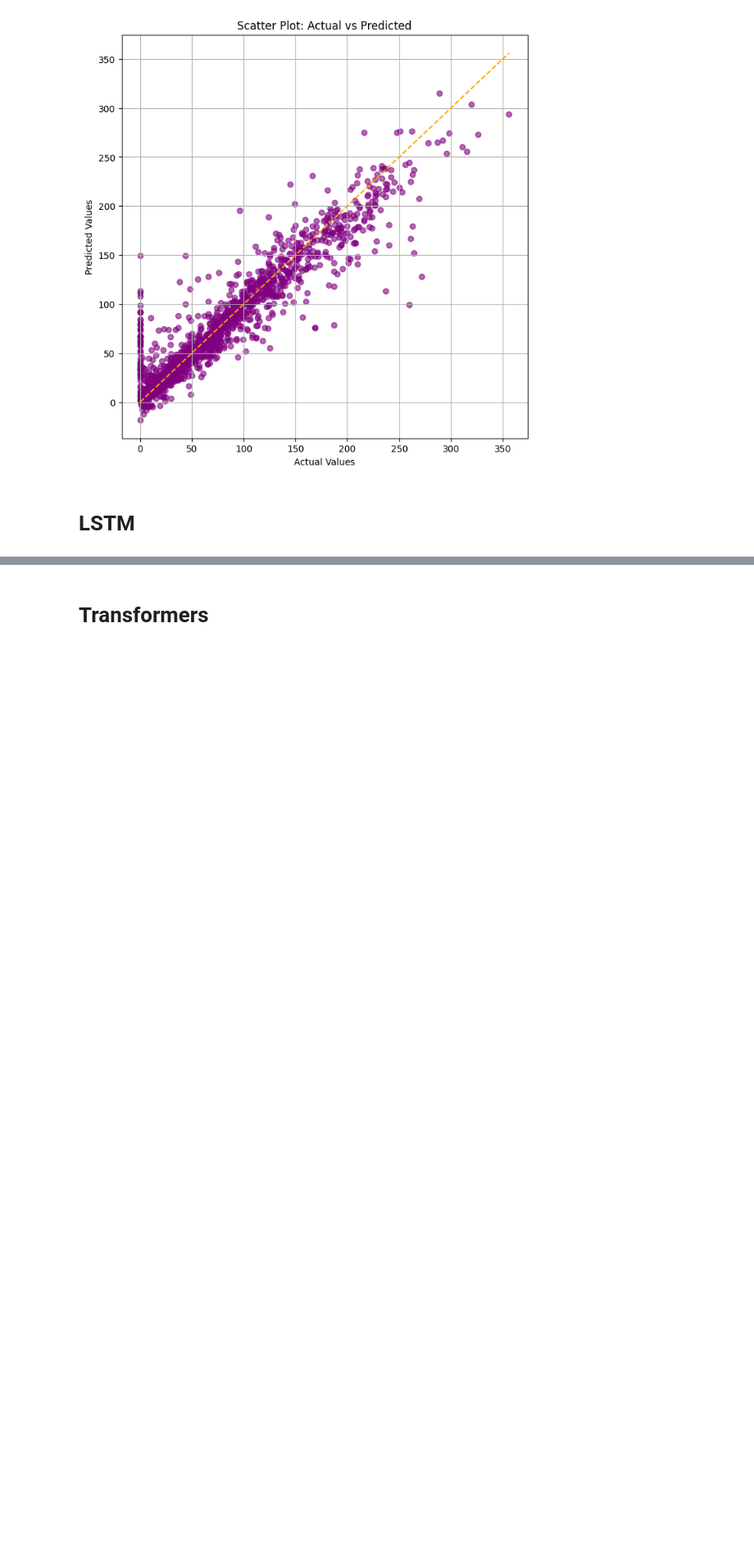
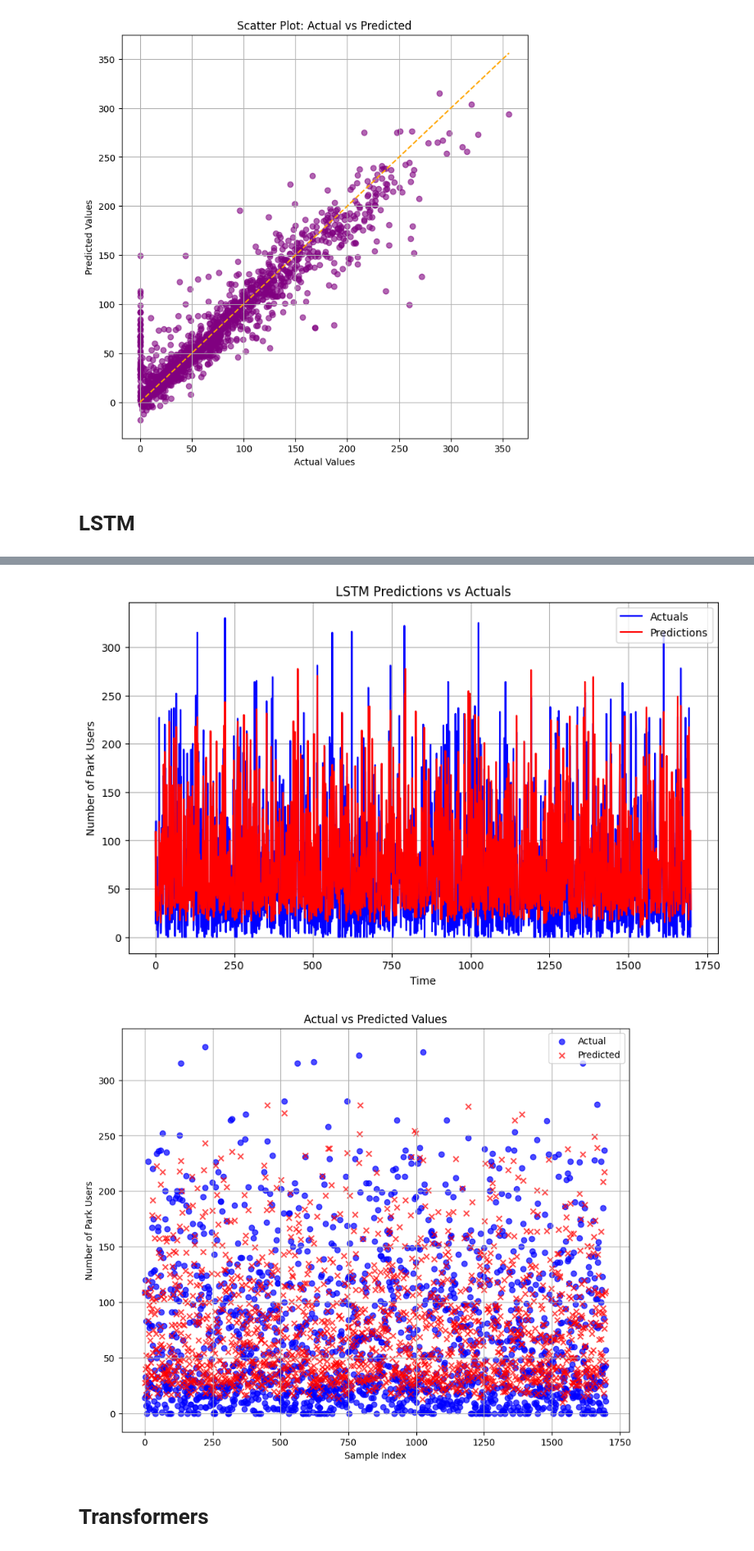
Before and after one commit to jubair231dd/Park-Usage-Project, a Jupyter notebook: ParkUsers.ipynb, the cells around one changed output, grey strips where cells are left out. Shown at 82% size. Drawn from its saved outputs; the diff is of its cells as text; code cells hidden in the pictures; blank space fills up the shorter version.

```diff
--- a/ParkUsers.ipynb
+++ b/ParkUsers.ipynb
@@ -89,18 +100,26 @@ dtype: float64
 # %% [markdown]
 # Preprocessing the Data
 # %%
-# Converting 'Date' to datetime format
+# Ensuring 'Date' column is in datetime format
 park_data['Date'] = pd.to_datetime(park_data['Date'], format='%d/%m/%Y', errors='coerce')
 
-# Extracting time Month, Weekday and Day Type
+# the start and end dates for the time window
+start_date = pd.Timestamp("2023-12-01")
+end_date = pd.Timestamp("2024-11-20")
+
+# Filter data
+park_data = park_data[(park_data['Date'] >= start_date) & (park_data['Date'] <= end_date)]
+
+# Extract additional features
 park_data['Month'] = park_data['Date'].dt.month
 park_data['Weekday'] = park_data['Date'].dt.weekday
 park_data['Day Type'] = park_data['Weekday'].apply(lambda x: 'Weekend' if x in [5, 6] else 'Workday')
 
-# One-hot encoding catergogical 'Weather Phase' column
+# One-hot encoding categorical 'Weather Phase' column
 if 'Weather Phase' in park_data.columns:
     park_data = pd.get_dummies(park_data, columns=['Weather Phase'], drop_first=True)
 
+# Display the filtered data
 print(park_data.head())
 # %% [output]
         Date  Number of Park Users  Hour  Outdoor temp  Air movement  \
@@ -519,3 +538,28 @@ LSTM R²: 0.7527
+# %%
+# Plotting the predictions vs. actuals
+plt.figure(figsize=(10, 6))
+plt.plot(actuals, label="Actuals", color="blue")
+plt.plot(predictions, label="Predictions", color="red")
+plt.legend()
+plt.title("LSTM Predictions vs Actuals")
+plt.xlabel("Time")
+plt.ylabel("Number of Park Users")
+plt.grid(True)
+plt.show()
+
+# Actual vs. Predicted Values
+plt.figure(figsize=(10, 8))
+plt.scatter(range(len(actuals)), actuals, label="Actual", color="blue", marker='o', alpha=0.7)
+plt.scatter(range(len(predictions)), predictions, label="Predicted", color="red", marker='x', alpha=0.7)
+plt.xlabel("Sample Index")
+plt.ylabel("Number of Park Users")
+plt.title("Actual vs Predicted Values")
+plt.legend()
+plt.grid()
+plt.show()
+# %% [output]
+[figure, added]
+[figure, added]
 # %% [markdown]
 # Transformers
 # %%
```
Also changed, not shown: parts of 4 cells of this notebook.
